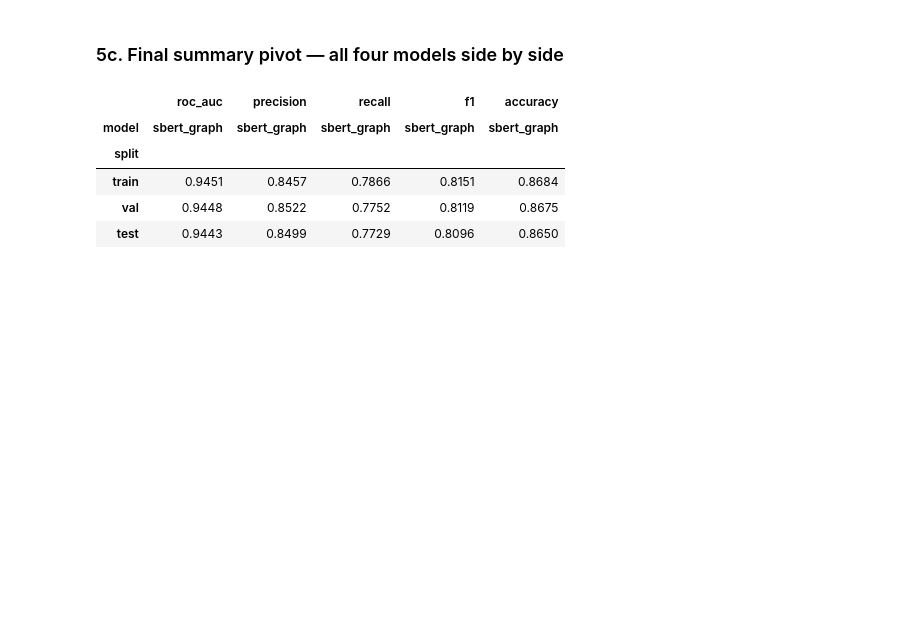
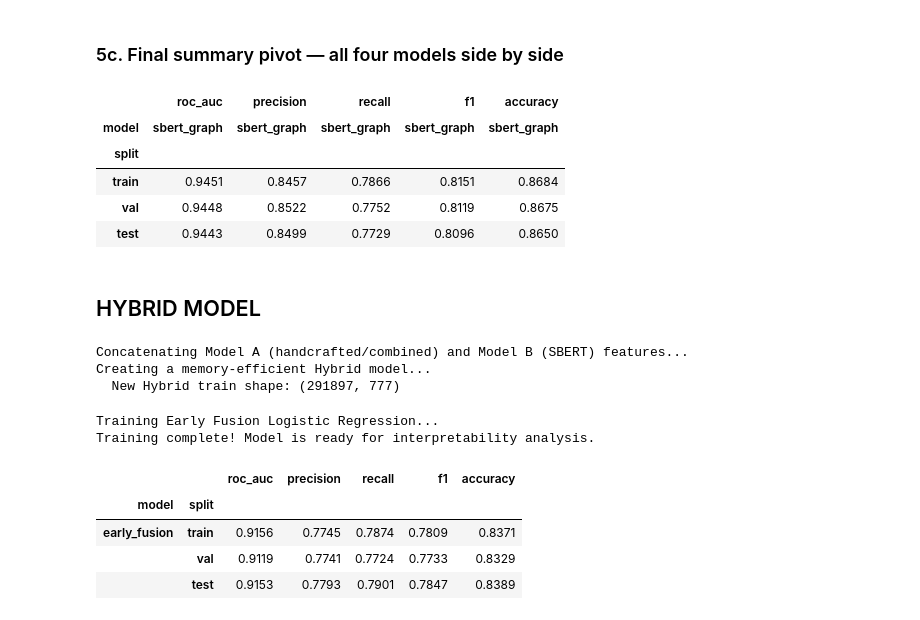
Before and after one commit to alvarosg285/NLP_quora_challenge, a Jupyter notebook: reproduce_results.ipynb, the cells around one changed output. Saved outputs shown, nothing was run; the diff lists cells and outputs as text; code cells hidden in the pictures; blank space fills up the shorter version.

```diff
--- a/reproduce_results.ipynb
+++ b/reproduce_results.ipynb
@@ -235,3 +242,67 @@ display(final_pivot)
 | train | 0.9451 | 0.8457 | 0.7866 | 0.8151 | 0.8684 |
 | val | 0.9448 | 0.8522 | 0.7752 | 0.8119 | 0.8675 |
 | test | 0.9443 | 0.8499 | 0.7729 | 0.8096 | 0.8650 |
+# %% [markdown]
+## HYBRID MODEL
+# %%
+# #ADDING - Cell 1: Create the Hybrid Early Fusion Features
+import scipy.sparse as sp
+
+print("Concatenating Model A (handcrafted/combined) and Model B (SBERT) features...")
+
+# #REPLACING - Cell 1: Memory-Efficient Early Fusion
+import numpy as np
+
+print("Creating a memory-efficient Hybrid model...")
+
+# 1. Isolate just the handcrafted features (the last 9 columns of X_train_comb)
+# Since X_train_comb was (BoW + handcrafted), we take the tail end.
+num_handcrafted = 9
+
+# We convert them to dense because they are only 9 columns - very low memory impact
+X_train_handcrafted = X_train_comb[:, -num_handcrafted:].toarray()
+X_val_handcrafted   = X_val_comb[:, -num_handcrafted:].toarray()
+X_test_handcrafted  = X_test_comb[:, -num_handcrafted:].toarray()
+
+# 2. Concatenate with SBERT (Dense + Dense = Easy on Memory)
+X_train_hybrid = np.hstack([X_train_handcrafted, X_train_sbert])
+X_val_hybrid   = np.hstack([X_val_handcrafted, X_val_sbert])
+X_test_hybrid  = np.hstack([X_test_handcrafted, X_test_sbert])
+
+print(f"  New Hybrid train shape: {X_train_hybrid.shape}")
+# This should be (N_rows, 777) -- much smaller than 150,000 columns!
+# %% [output]
+Concatenating Model A (handcrafted/combined) and Model B (SBERT) features...
+Creating a memory-efficient Hybrid model...
+  New Hybrid train shape: (291897, 777)
+# %%
+# #ADDING - Cell 2: Train the Hybrid Logistic Regression Model
+from sklearn.linear_model import LogisticRegression
+
+print("Training Early Fusion Logistic Regression...")
+
+# We increase max_iter slightly to ensure the solver converges with the wider feature set
+hybrid_logistic = LogisticRegression(max_iter=1000, random_state=123)
+hybrid_logistic.fit(X_train_hybrid, y_train)
+
+print("Training complete! Model is ready for interpretability analysis.")
+# %% [output]
+Training Early Fusion Logistic Regression...
+Training complete! Model is ready for interpretability analysis.
+# %%
+# #ADDING - Cell 3: Evaluate the Hybrid Model on all splits
+hybrid_rows = [
+    evaluate_model(hybrid_logistic, X_train_hybrid, y_train, "early_fusion", "train"),
+    evaluate_model(hybrid_logistic, X_val_hybrid,   y_val,   "early_fusion", "val"),
+    evaluate_model(hybrid_logistic, X_test_hybrid,  y_test,  "early_fusion", "test"),
+]
+
+# Display standalone hybrid results
+hybrid_df = pd.DataFrame(hybrid_rows).set_index(["model", "split"])
+display(hybrid_df)
+# %% [output]
+|  |  | roc_auc | precision | recall | f1 | accuracy |
+| model | split |  |  |  |  |  |
+| early_fusion | train | 0.9156 | 0.7745 | 0.7874 | 0.7809 | 0.8371 |
+|  | val | 0.9119 | 0.7741 | 0.7724 | 0.7733 | 0.8329 |
+|  | test | 0.9153 | 0.7793 | 0.7901 | 0.7847 | 0.8389 |
```
Also changed, not shown: parts of 4 cells of this notebook, 2 other files.
